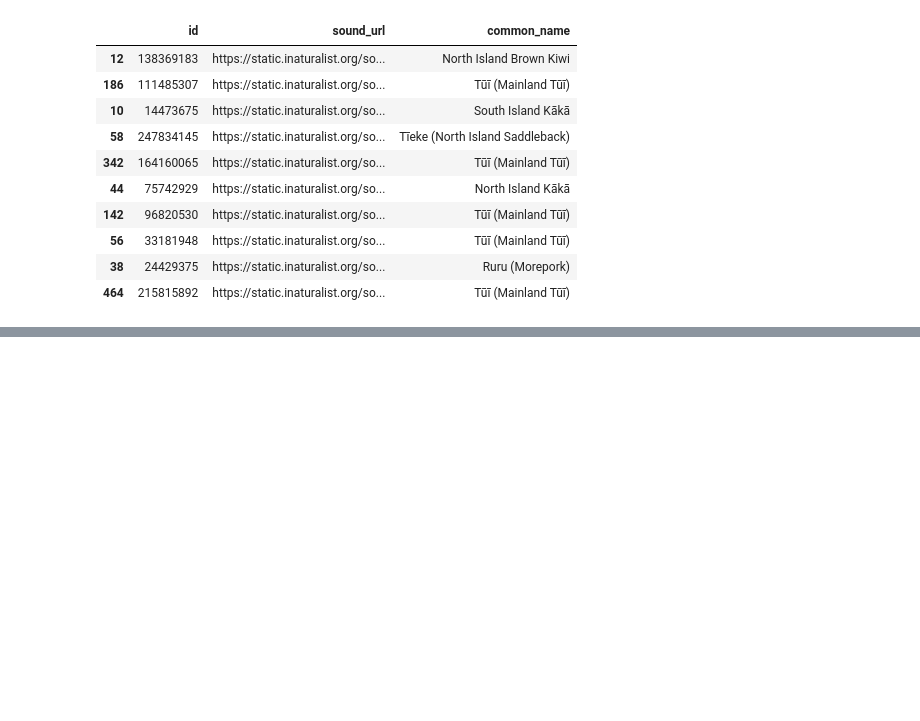
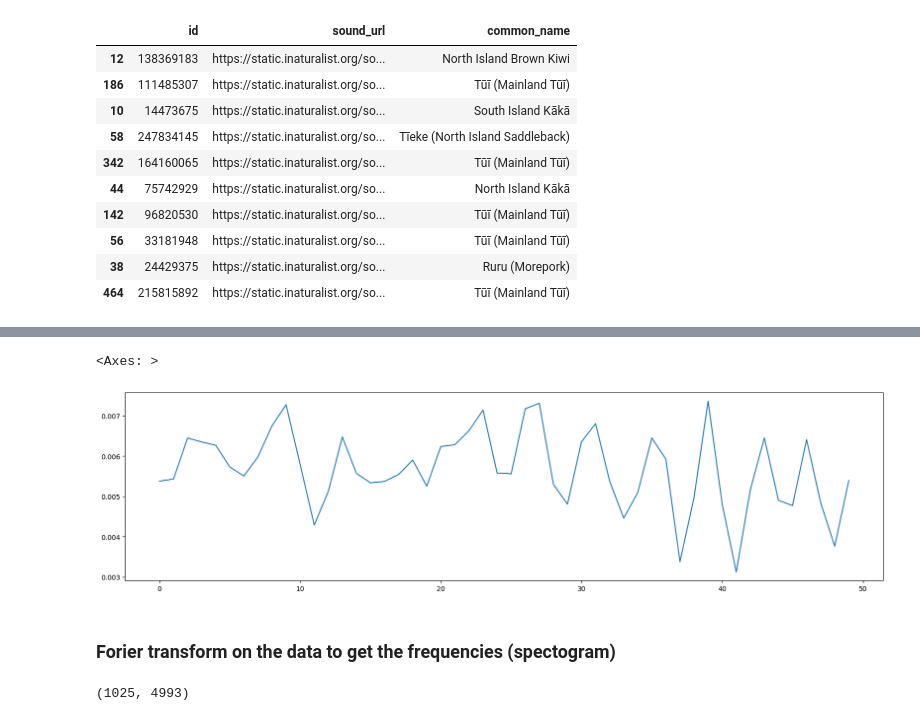
Before and after one commit to mitchellpincham/birds, a Jupyter notebook: main.ipynb, the cells around one changed output, grey strips where cells are left out. Cells and saved outputs as stored; diff of their text form; code cells hidden in the pictures; blank space fills up the shorter version.

```diff
--- a/main.ipynb
+++ b/main.ipynb
@@ -118,0 +133,15 @@ good
+# %%
+pd.Series(y[55000:55050]).plot(figsize=(20, 5))
+# %% [output]
+<Axes: >
+[figure, added]
+# %% [markdown]
+### Forier transform on the data to get the frequencies (spectogram)
+# %%
+D = librosa.stft(y)
+
+S_db = librosa.amplitude_to_db(np.abs(D), ref=np.max)
+
+S_db.shape
+# %% [output]
+(1025, 4993)
```
Also changed, not shown: parts of 14 cells of this notebook.
